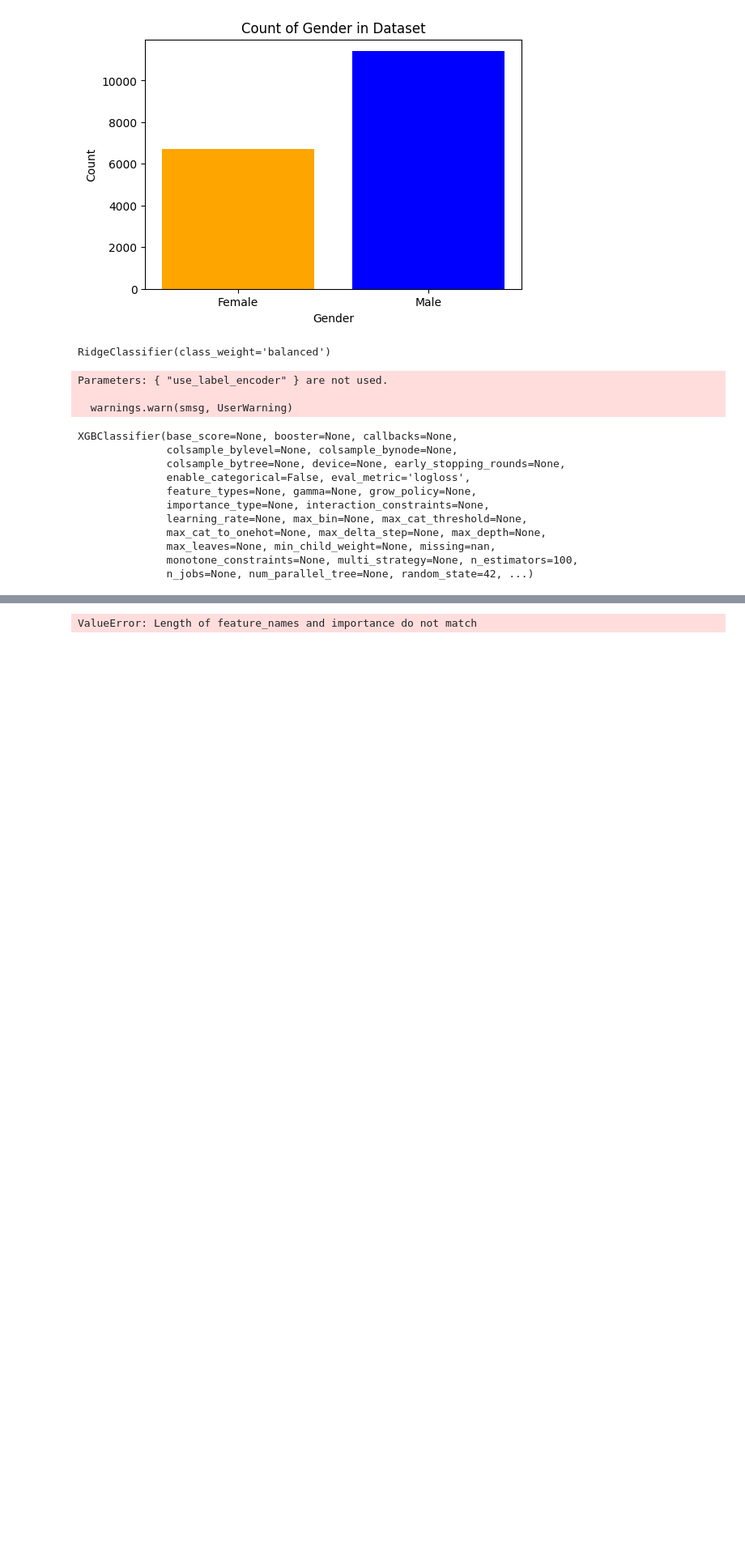
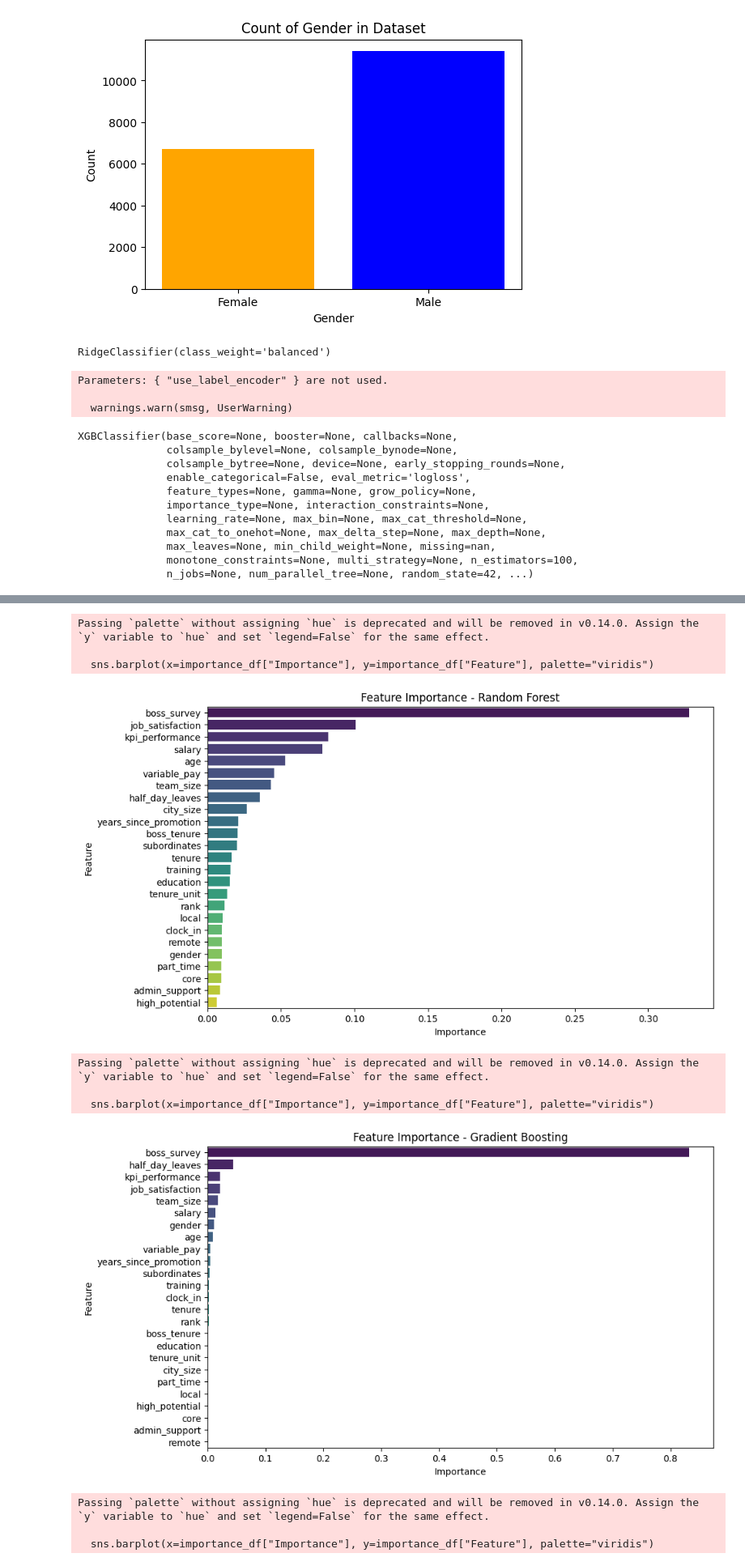
Before and after one commit to pcatroppa/bus774, a Jupyter notebook: HackathonCaseA_paul3.ipynb, the cells around one changed output, grey strips where cells are left out. Shown: that part at 81% size. Cells and saved outputs as stored; diff of their text form; code cells hidden in the pictures; blank space fills up the shorter version.

Commit message:
fixed the graphs in v3

```diff
--- a/HackathonCaseA_paul3.ipynb
+++ b/HackathonCaseA_paul3.ipynb
@@ -136,10 +136,10 @@ Total Count for Male (Gender = 1): 11400
 chimera_data = chimera_data.drop_duplicates()
 chimera_data = chimera_data.dropna()
 # %%
-# Dropping the 'half_day_leaves' column
-chimera_data = chimera_data.drop(columns=["half_day_leaves"], errors='ignore')
-chimera_data = chimera_data.drop(columns=["rank"], errors='ignore')
-chimera_data = chimera_data.drop(columns=["admin"], errors='ignore')
+# # Dropping the 'half_day_leaves' column
+# chimera_data = chimera_data.drop(columns=["half_day_leaves"], errors='ignore')
+# chimera_data = chimera_data.drop(columns=["rank"], errors='ignore')
+# chimera_data = chimera_data.drop(columns=["admin"], errors='ignore')
 # %%
 # Define features and target variable
 X = chimera_data.drop(columns=["exit"])  # Features
@@ -161,7 +161,7 @@ selected_features = np.where(lasso.coef_ != 0)[0]  # Indices of selected feature
 X_selected = X.iloc[:, selected_features]  # Select only relevant features
 # %%
 # Splitting dataset into training and testing sets
-tsize=0.1 # because this is a small data set we need 90% for training - leaving only 10% for testing
+tsize=0.2 # because this is a small data set we need 90% for training - leaving only 10% for testing
 
 X_train, X_test, y_train, y_test = train_test_split(X_selected, y, test_size=tsize, random_state=rstate, stratify=y)
 # %%
@@ -307,25 +307,35 @@ weighted avg       0.84      0.79      0.81      1814
 # %%
 # Feature Importance Visualization (For Tree-Based Models)
 def plot_feature_importance(model, model_name):
     if hasattr(model, 'feature_importances_'):
         importance = model.feature_importances_
         feature_names = chimera_data.drop(columns=["exit"]).columns
 
-         # Check if lengths match
-        if len(feature_names) != len(importance):
-            raise ValueError("Length of feature_names and importance do not match")
+        #  # Check if lengths match
+        # if len(feature_names) != len(importance):
+        #     raise ValueError("Length of feature_names and importance do not match")
 
         importance_df = pd.DataFrame({"Feature": feature_names, "Importance": importance})
         importance_df = importance_df.sort_values(by="Importance", ascending=False)
 
         plt.figure(figsize=(10, 6))
         sns.barplot(x=importance_df["Importance"], y=importance_df["Feature"], palette="viridis")
         plt.title(f"Feature Importance - {model_name}")
         plt.xlabel("Importance")
         plt.ylabel("Feature")
         plt.show()
 
 for name, model in models.items():
     plot_feature_importance(model, name)
 # %% [output]
-ValueError: Length of feature_names and importance do not match
+Passing `palette` without assigning `hue` is deprecated and will be removed in v0.14.0. Assign the `y` variable to `hue` and set `legend=False` for the same effect.
+
+  sns.barplot(x=importance_df["Importance"], y=importance_df["Feature"], palette="viridis")
+[figure, added]
+Passing `palette` without assigning `hue` is deprecated and will be removed in v0.14.0. Assign the `y` variable to `hue` and set `legend=False` for the same effect.
+
+  sns.barplot(x=importance_df["Importance"], y=importance_df["Feature"], palette="viridis")
+[figure, added]
+Passing `palette` without assigning `hue` is deprecated and will be removed in v0.14.0. Assign the `y` variable to `hue` and set `legend=False` for the same effect.
+
+  sns.barplot(x=importance_df["Importance"], y=importance_df["Feature"], palette="viridis")
```
Also changed, not shown: parts of 3 cells of this notebook.
